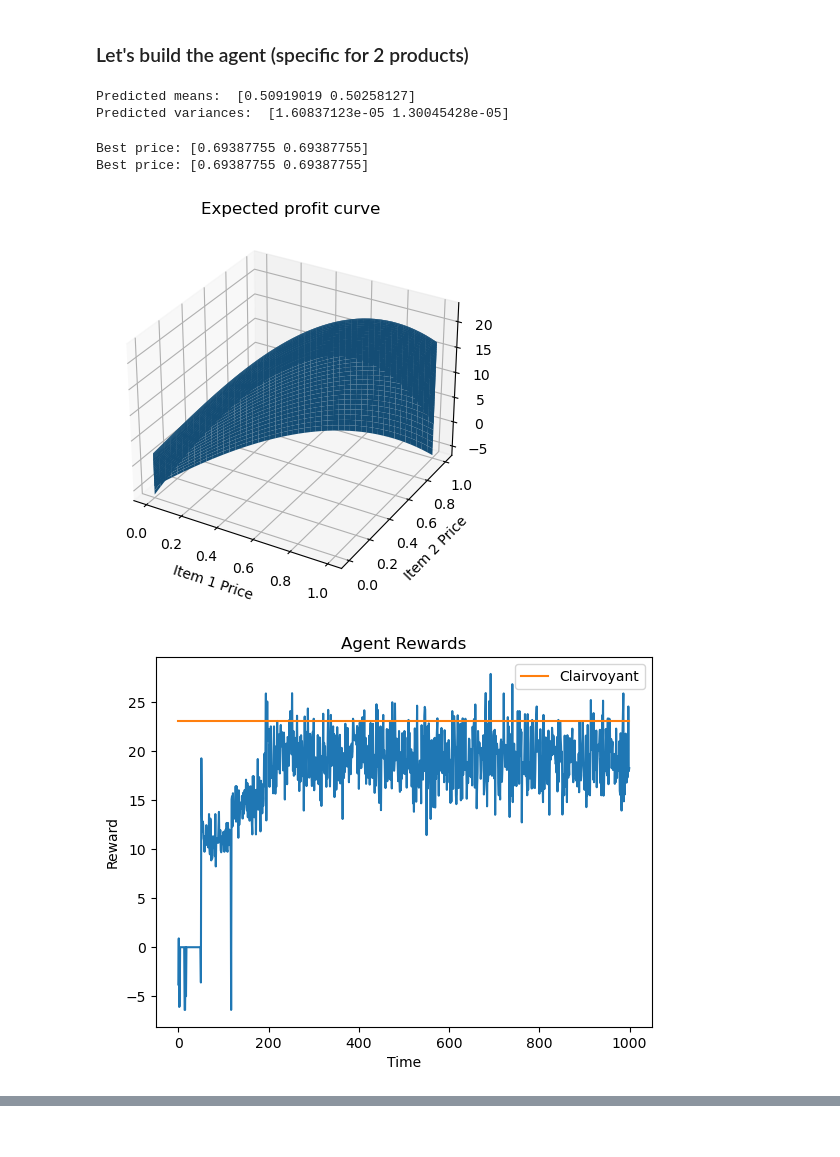
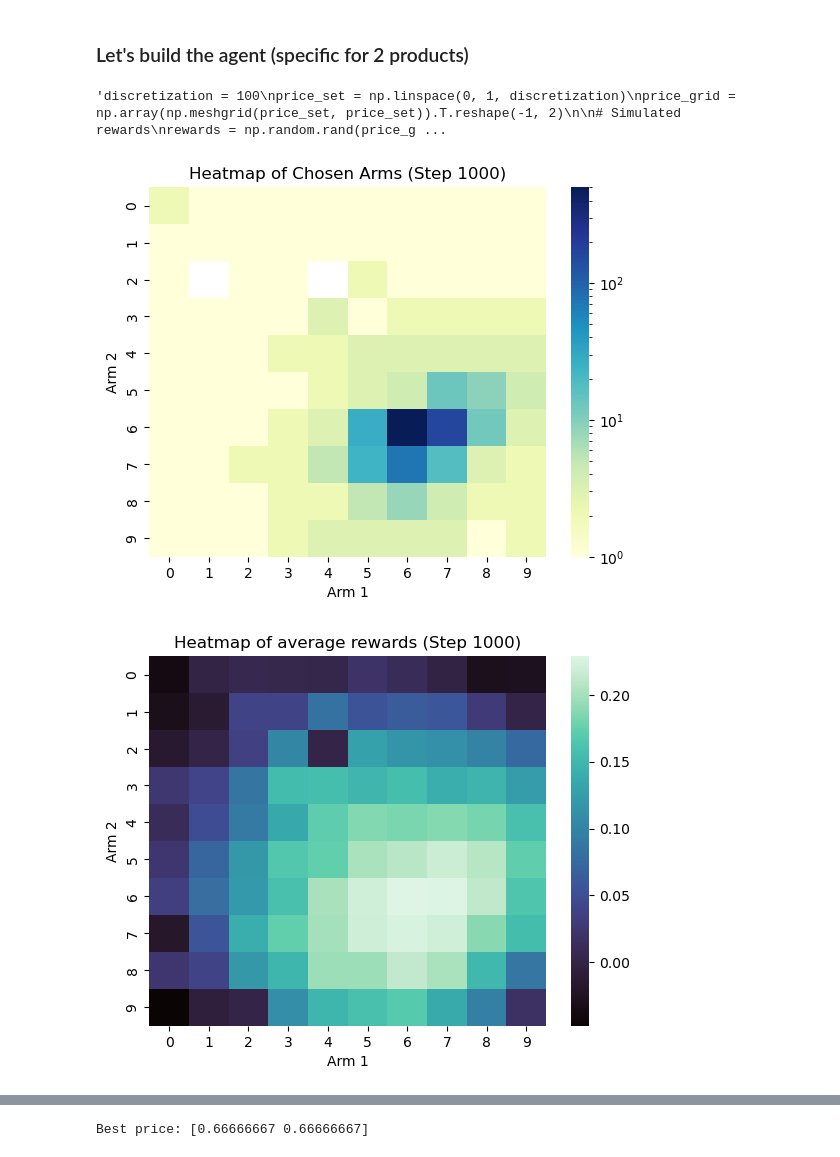
Before and after one commit to giulio8/OLA_project, a Jupyter notebook: Multiple_products_pricing.ipynb, the cells around one changed output, grey strips where cells are left out. Cells and saved outputs as stored; diff of their text form; code cells hidden in the pictures.

Commit message:
chosen price fixed by scaling of exploring param of ucb

```diff
--- a/Multiple_products_pricing.ipynb
+++ b/Multiple_products_pricing.ipynb
@@ -601,7 +609,7 @@ class GPUCBAgent:
         self.T = T
         price_set = np.linspace(0, 1, discretization)
         self.arms = np.array(np.meshgrid(price_set, price_set)).T.reshape(-1, 2)
-        self.gp = RBFGaussianProcess().fit()
+        self.gp = RBFGaussianProcess(scale=10).fit()
         self.a_t = None
         self.action_hist = np.array([])
         self.reward_hist = np.array([])
@@ -635,7 +643,7 @@ class GPUCBAgent:
         self.gp = self.gp.fit(self.arms[self.a_t], r_t)
         self.t += 1
 # %%
-discretization = 100
+"""discretization = 100
 price_set = np.linspace(0, 1, discretization)
 price_grid = np.array(np.meshgrid(price_set, price_set)).T.reshape(-1, 2)
 
@@ -649,24 +657,28 @@ gp = RBFGaussianProcess(scale=2).fit(price_grid, rewards)
 new_price_pairs = np.array([[0.2, 0.3], [0.5, 0.5]])
 mu_hat, sigma_hat = gp.predict(new_price_pairs)
 print("Predicted means: ", mu_hat)
-print("Predicted variances: ", sigma_hat)
+print("Predicted variances: ", sigma_hat)"""
 # %% [output]
-Predicted means:  [0.50919019 0.50258127]
-Predicted variances:  [1.60837123e-05 1.30045428e-05]
+'discretization = 100\nprice_set = np.linspace(0, 1, discretization)\nprice_grid = np.array(np.meshgrid(price_set, price_set)).T.reshape(-1, 2)\n\n# Simulated rewards\nrewards = np.random.rand(price_g ...
 # %%
 import seaborn as sns
 from time import sleep
 from matplotlib.colors import LogNorm
 from IPython.display import clear_output
 
-reward_function = lambda price, n_sales: (price-cost)*n_sales
-maximum_profit = reward_function(MAX_PRICE, n_customers) # the maximum possible reward is selling at the maximum price to every possible customer
+def reward_function(prices, costs, n_sales):
+    costs_extended = np.zeros((2, discretization, discretization))
+    costs_extended[0, :, :] = costs[0]
+    costs_extended[1, :, :] = costs[1]
+    return (prices-costs_extended)*n_sales
+
+maximum_profit = reward_function(MAX_PRICE, costs, n_customers) # the maximum possible reward is selling at the maximum price to every possible customer
 
 T = 1000
 min_price, max_price = MIN_PRICE, MAX_PRICE
 n_customers = N_USERS
 costs = COST, COST
-discretization = 50
+discretization = 10
 agent = GPUCBAgent(T, discretization=discretization)
 np.random.seed(RANDOM_SEED)
 env = PricingEnvironment(conversion_probabilities=conversion_probability, costs=costs)
@@ -676,7 +688,7 @@ price_set = np.linspace(min_price, max_price, discretization)
 prices = np.zeros((2, discretization, discretization))
 prices[0, :, :] = price_set.reshape(-1, 1)
 prices[1, :, :] = price_set.reshape(1, -1)
-profit_curves = reward_function(prices, n_customers*conversion_probability(prices=prices))
+profit_curves = reward_function(prices, costs, n_customers*conversion_probability(prices=prices))
 profit_curve = np.sum(profit_curves, axis=0)
 best_price_index = np.unravel_index(profit_curve.argmax(), profit_curve.shape)
 idx_p1, idx_p2 = best_price_index
@@ -715,7 +727,7 @@ for t in range(T):
     heatmap_sigma[idx_p1, idx_p2] = agent.sigma_t[agent.a_t]
 
     # Update the heatmap every 10 time steps
-    """if (t + 1) % 10 == 0:
+    if (t + 1) % 10 == 0:
         clear_output(wait=True)
         sns.heatmap(heatmap_pulls, cmap="YlGnBu", norm=LogNorm())
         plt.xlabel("Arm 1")
@@ -727,35 +739,33 @@ for t in range(T):
         plt.ylabel("Arm 2")
         plt.title(f"Heatmap of average rewards (Step {t+1})")
         plt.show()
         sns.heatmap(heatmap_mu, cmap="viridis")
         plt.xlabel("Arm 1")
         plt.ylabel("Arm 2")
         plt.title(f"Heatmap of variance (Step {t+1})")
-        plt.show()"""
+        plt.show()
 
 print(f'Best price: {best_price}')
 fig = plt.figure()
 ax = fig.add_subplot(111, projection='3d')
 ax.plot_surface(price_set, price_set, profit_curve, label='Expected Profit Curve')
 ax.set_xlabel('Item 1 Price')
 ax.set_ylabel('Item 2 Price')
 ax.set_zlabel('Profit')
 plt.title("Expected profit curve")
 plt.show()
 
 
 ax = plt.figure()
 plt.plot(agent_rewards)
 plt.plot(expected_clairvoyant_rewards, label='Clairvoyant')
 plt.title('Agent Rewards')
 plt.xlabel('Time')
 plt.ylabel('Reward')
 plt.legend()
 plt.show()
 
 cumulative_regret = np.cumsum(expected_clairvoyant_rewards-agent_rewards)
 # %% [output]
-Best price: [0.69387755 0.69387755]
-Best price: [0.69387755 0.69387755]
-[figure, old version]
+[figure, new version]
-[figure, old version]
+[figure, new version]
@@ -761,0 +773 @@ Best price: [0.69387755 0.69387755]
+Best price: [0.66666667 0.66666667]
```
Also changed, not shown: parts of 6 cells of this notebook, 2 other files.
